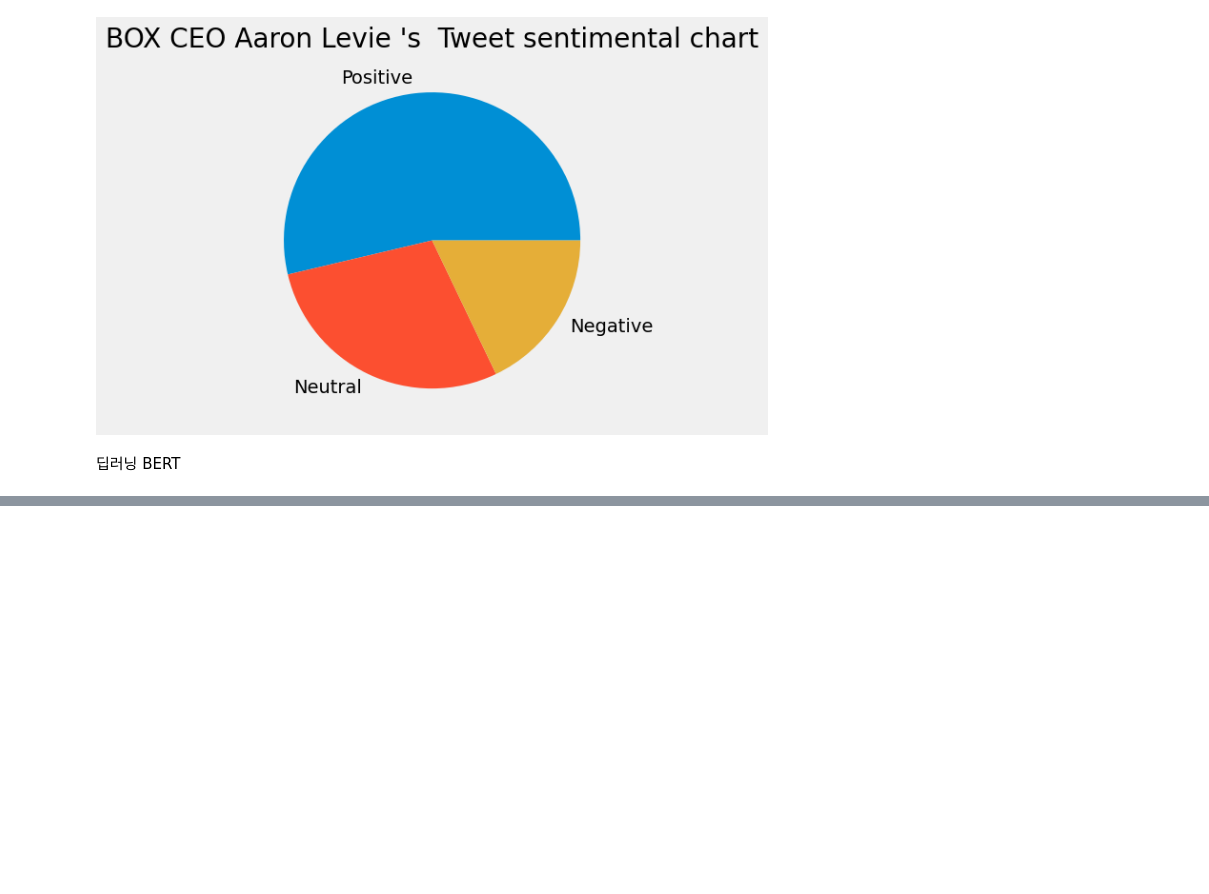
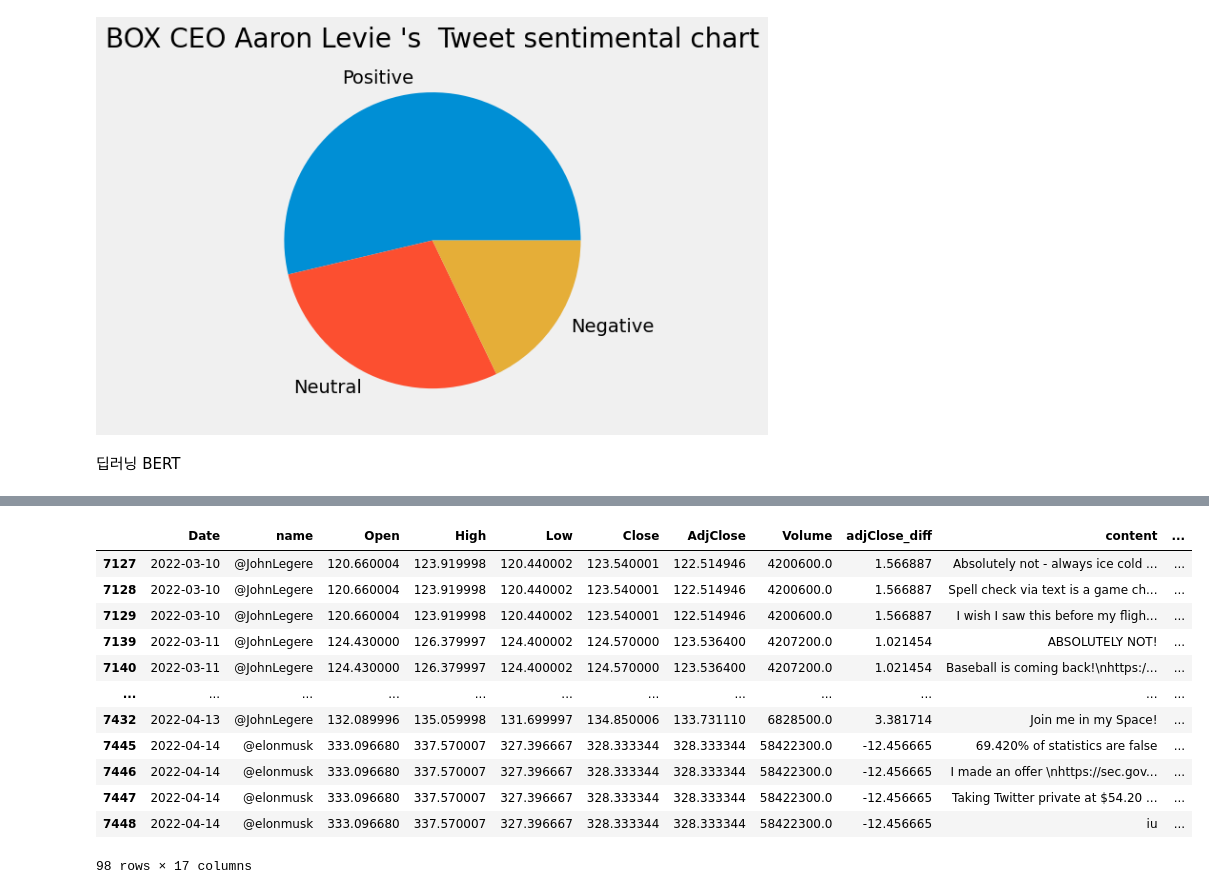
Before and after one commit to Ufoanbin/CodeWarrior_proj, a Jupyter notebook: final_analysis/final_analysis.ipynb, the cells around one changed output, grey strips where cells are left out. Saved outputs shown, nothing was run; the diff lists cells and outputs as text; code cells hidden in the pictures; blank space fills up the shorter version.

```diff
--- a/final_analysis/final_analysis.ipynb
+++ b/final_analysis/final_analysis.ipynb
@@ -347,0 +785,17 @@ SyntaxError: invalid syntax (4028310026.py, line 2)
+# %%
+df3 = df2[df2['content'].notna()][:98]
+df3
+# %% [output]
+|  | Date | name | Open | High | Low | Close | AdjClose | Volume | adjClose_diff | content | ... |
+| 7127 | 2022-03-10 | @JohnLegere | 120.660004 | 123.919998 | 120.440002 | 123.540001 | 122.514946 | 4200600.0 | 1.566887 | Absolutely not - always ice cold ... | ... |
+| 7128 | 2022-03-10 | @JohnLegere | 120.660004 | 123.919998 | 120.440002 | 123.540001 | 122.514946 | 4200600.0 | 1.566887 | Spell check via text is a game ch... | ... |
+| 7129 | 2022-03-10 | @JohnLegere | 120.660004 | 123.919998 | 120.440002 | 123.540001 | 122.514946 | 4200600.0 | 1.566887 | I wish I saw this before my fligh... | ... |
+| 7139 | 2022-03-11 | @JohnLegere | 124.430000 | 126.379997 | 124.400002 | 124.570000 | 123.536400 | 4207200.0 | 1.021454 | ABSOLUTELY NOT! | ... |
+| 7140 | 2022-03-11 | @JohnLegere | 124.430000 | 126.379997 | 124.400002 | 124.570000 | 123.536400 | 4207200.0 | 1.021454 | Baseball is coming back!\nhttps:/... | ... |
+| ... | ... | ... | ... | ... | ... | ... | ... | ... | ... | ... | ... |
+| 7432 | 2022-04-13 | @JohnLegere | 132.089996 | 135.059998 | 131.699997 | 134.850006 | 133.731110 | 6828500.0 | 3.381714 | Join me in my Space! | ... |
+| 7445 | 2022-04-14 | @elonmusk | 333.096680 | 337.570007 | 327.396667 | 328.333344 | 328.333344 | 58422300.0 | -12.456665 | 69.420% of statistics are false | ... |
+| 7446 | 2022-04-14 | @elonmusk | 333.096680 | 337.570007 | 327.396667 | 328.333344 | 328.333344 | 58422300.0 | -12.456665 | I made an offer \nhttps://sec.gov... | ... |
+| 7447 | 2022-04-14 | @elonmusk | 333.096680 | 337.570007 | 327.396667 | 328.333344 | 328.333344 | 58422300.0 | -12.456665 | Taking Twitter private at $54.20 ... | ... |
+| 7448 | 2022-04-14 | @elonmusk | 333.096680 | 337.570007 | 327.396667 | 328.333344 | 328.333344 | 58422300.0 | -12.456665 | iu | ... |
+98 rows × 17 columns
```
Also changed, not shown: parts of 41 cells of this notebook, 21 other files.
